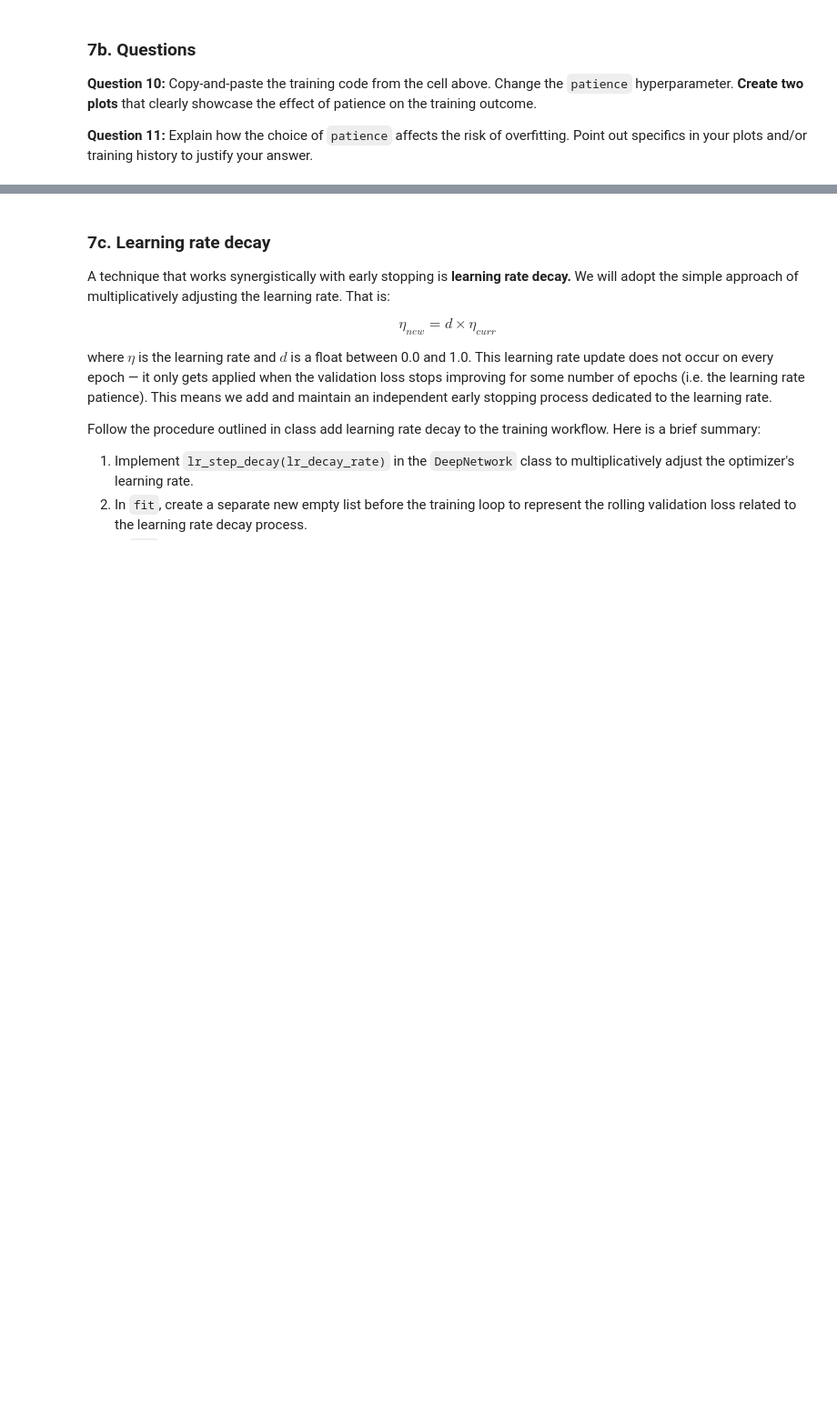
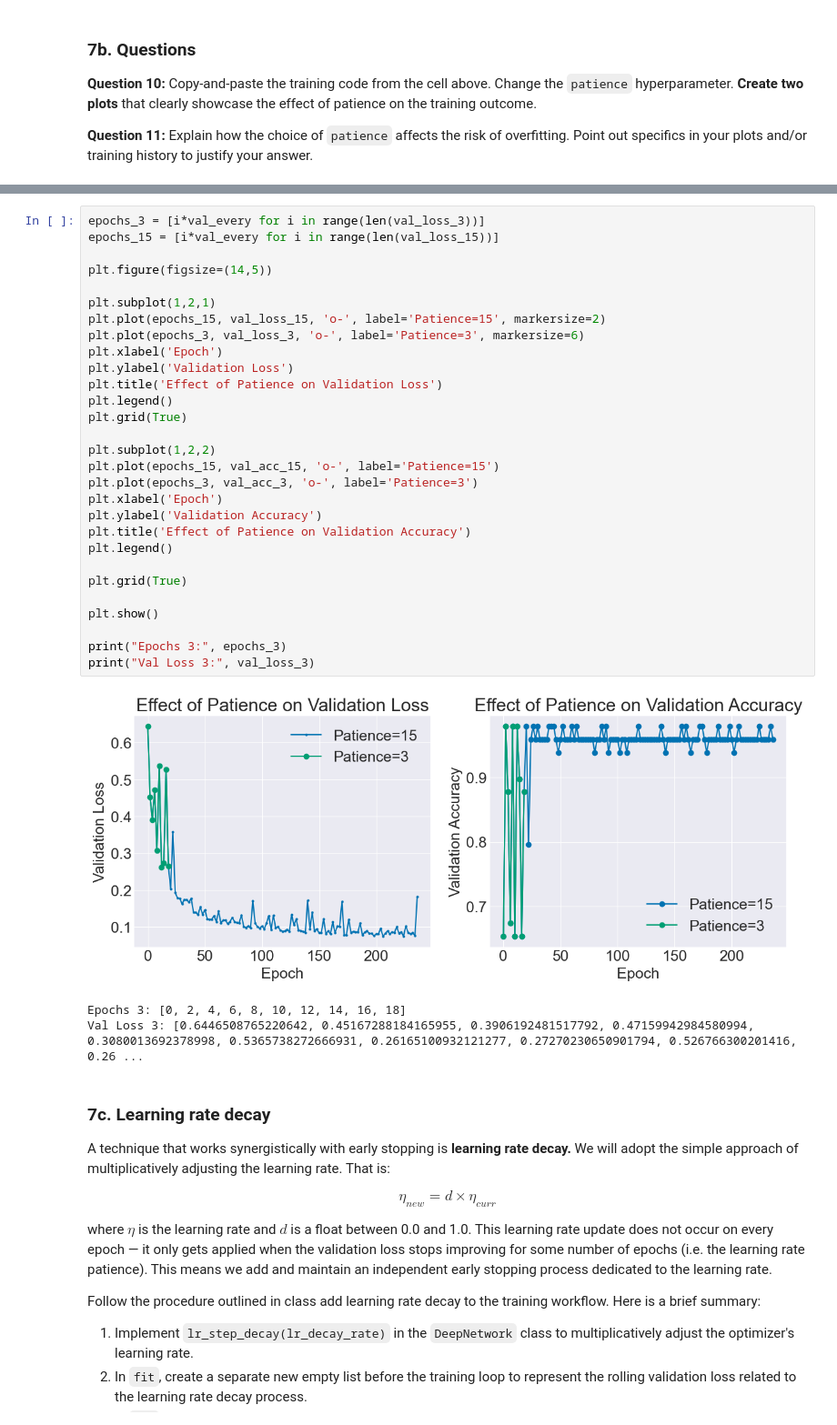
Before and after one commit to NotSMX/CS443, a Jupyter notebook: Project 1 - Hebbian Learning/nonlinear_decoder.ipynb, the cells around one changed output, grey strips where cells are left out. Shown at 91% size. Drawn from its saved outputs; the diff is of its cells as text; blank space fills up the shorter version.

```diff
--- a/Project 1 - Hebbian Learning/nonlinear_decoder.ipynb
+++ b/Project 1 - Hebbian Learning/nonlinear_decoder.ipynb
@@ -161,3 +249,36 @@ _, _, _, e = sd.fit(train_samps, train_labels, val_samps, val_labels,
+# %%
+epochs_3 = [i*val_every for i in range(len(val_loss_3))]
+epochs_15 = [i*val_every for i in range(len(val_loss_15))]
+
+plt.figure(figsize=(14,5))
+
+plt.subplot(1,2,1)
+plt.plot(epochs_15, val_loss_15, 'o-', label='Patience=15', markersize=2)
+plt.plot(epochs_3, val_loss_3, 'o-', label='Patience=3', markersize=6)
+plt.xlabel('Epoch')
+plt.ylabel('Validation Loss')
+plt.title('Effect of Patience on Validation Loss')
+plt.legend()
+plt.grid(True)
+
+plt.subplot(1,2,2)
+plt.plot(epochs_15, val_acc_15, 'o-', label='Patience=15')
+plt.plot(epochs_3, val_acc_3, 'o-', label='Patience=3')
+plt.xlabel('Epoch')
+plt.ylabel('Validation Accuracy')
+plt.title('Effect of Patience on Validation Accuracy')
+plt.legend()
+
+plt.grid(True)
+
+plt.show()
+
+print("Epochs 3:", epochs_3)
+print("Val Loss 3:", val_loss_3)
+# %% [output]
+[figure, added]
+Epochs 3: [0, 2, 4, 6, 8, 10, 12, 14, 16, 18]
+Val Loss 3: [0.6446508765220642, 0.45167288184165955, 0.3906192481517792, 0.47159942984580994, 0.3080013692378998, 0.5365738272666931, 0.26165100932121277, 0.27270230650901794, 0.526766300201416, 0.26 ...
 # %% [markdown]
 ### 7c. Learning rate decay
 
```
Also changed, not shown: parts of 7 cells of this notebook, 2 other files.
